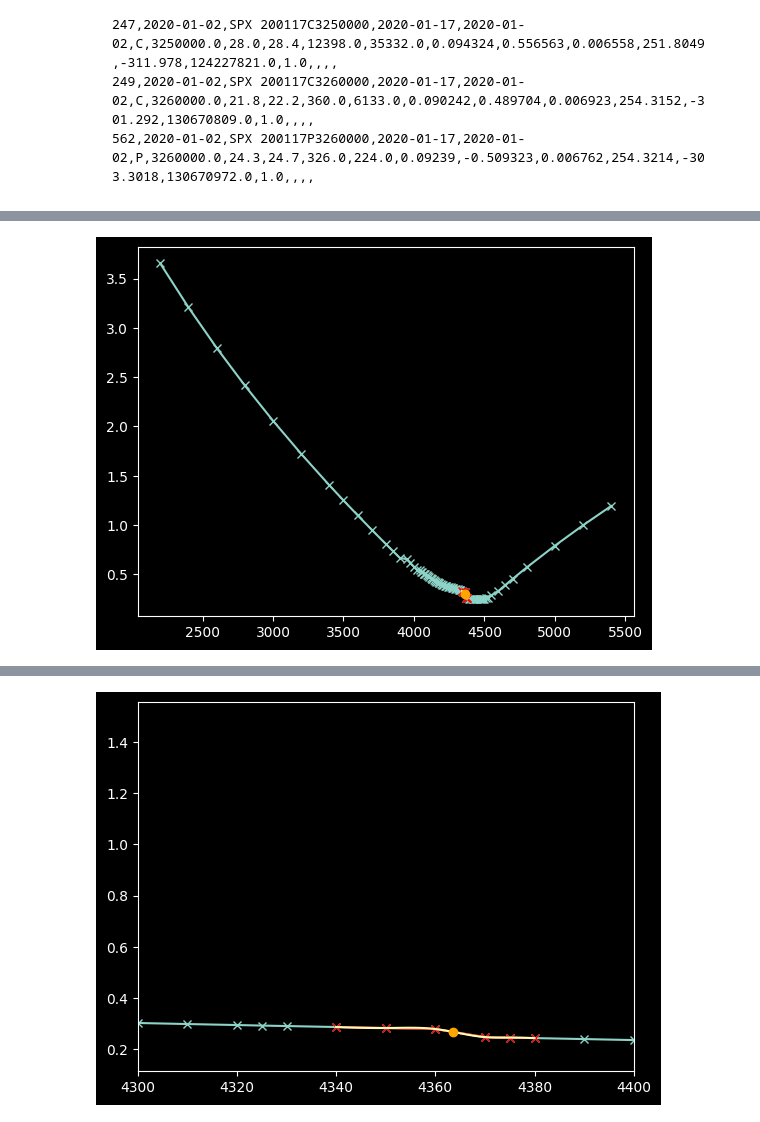
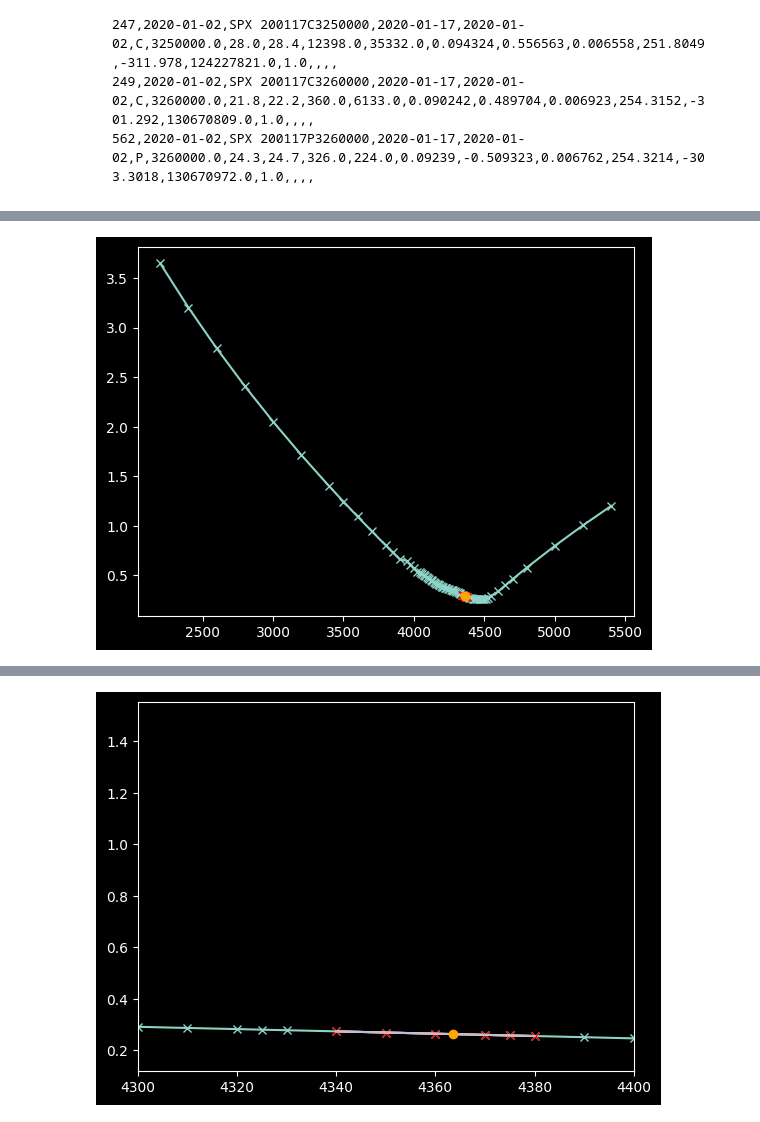
Before and after one commit to mayurankv/msc-statistics-dissertation, a Jupyter notebook: Project/notebooks/option_test.ipynb, the cells around one changed output, grey strips where cells are left out. Cells and saved outputs as stored; diff of their text form; code cells hidden in the pictures.

```diff
--- a/Project/notebooks/option_test.ipynb
+++ b/Project/notebooks/option_test.ipynb
@@ -186,53 +187,46 @@ surface = volatility_surface.surface_quantities(
 # %%
 # volatility_surface.empirical_price(time).loc[["SPXW 220323C4300000", "SPXW 220323P4300000"]]
 # %%
-if True:
-	for i, expiry in enumerate(volatility_surface.expiries):
-		print(f"T: {expiry}")
-		t2x = time_to_expiry(time, volatility_surface.expiries)
-		print(f"r: {get_risk_free_interest_rate(time, t2x)[i]}")
-		print(f"q: {get_dividend_yield(volatility_surface.underlying, time, volatility_surface.expiries, False)[i]}")
-		indices = find_closest_strikes(
-			strikes=volatility_surface.strikes,
-			spot=volatility_surface.underlying.price(time=time),
-		)
-		# print(indices)
-		cs = CubicSpline(
-			x=indices,
-			y=cast(DataFrame, surface.xs(key=expiry, level=1)).loc[indices, "Symbol"].values,
-			bc_type="natural",
-		)
-		x = np.linspace(indices.min(), indices.max(), 100)
-		plt.plot(volatility_surface.strikes, cast(DataFrame, surface.xs(key=expiry, level=1)).loc[volatility_surface.strikes, "Symbol"].values, linestyle=None, marker="x")
-		plt.plot(indices, cast(DataFrame, surface.xs(key=expiry, level=1)).loc[indices, "Symbol"].values, linestyle=None, marker="x", color="red")
-		plt.plot(x, cs(x))
-		plt.plot((spot := volatility_surface.underlying.price(time=time)), cs(spot), color="orange", marker="o")
-		plt.gca().set_xlim(4300, 4400)
-		# plt.gca().set_ylim(0.22, 0.34)
-		plt.show()
+surface = volatility_surface.surface_quantities(
+	time=time,
+	quantity_method="empirical_pricing_implied_volatility",
+	price_types=["Mid"],
+	out_the_money=True,
+	pricing_model=PricingModel("Black-Scholes-Merton"),
+)[0]
+for i, expiry in enumerate(volatility_surface.expiries):
+	print(f"T: {expiry}")
+	t2x = time_to_expiry(time, volatility_surface.expiries)
+	print(f"r: {get_risk_free_interest_rate(time, t2x)[i]}")
+	print(f"q: {get_dividend_yield(volatility_surface.underlying, time, volatility_surface.expiries, False)[i]}")
+	indices = find_closest_strikes(
+		strikes=volatility_surface.strikes,
+		spot=volatility_surface.underlying.price(time=time),
+	)
+	# print(indices)
+	cs = CubicSpline(
+		x=indices,
+		y=cast(DataFrame, surface.xs(key=expiry, level=1)).loc[indices, "Symbol"].values,
+		bc_type="natural",
+	)
+	x = np.linspace(indices.min(), indices.max(), 100)
+	s, i = np.polyfit(indices, cast(DataFrame, surface.xs(key=expiry, level=1)).loc[indices, "Symbol"].to_numpy(), 1)
 
-		plt.plot(volatility_surface.strikes, cast(DataFrame, surface.xs(key=expiry, level=1)).loc[volatility_surface.strikes, "Symbol"].values, linestyle=None, marker="x")
-		plt.plot(indices, cast(DataFrame, surface.xs(key=expiry, level=1)).loc[indices, "Symbol"].values, linestyle=None, marker="x", color="red")
-		plt.plot(x, cs(x))
-		plt.plot((spot := volatility_surface.underlying.price(time=time)), cs(spot), color="orange", marker="o")
-		plt.show()
-else:
-	np.array(
-		[
-			CubicSpline(
-				x=indices,
-				y=cast(DataFrame, surface.xs(key=expiry, level=1)).loc[indices, "Symbol"].values,
-				bc_type="natural",
-			)(volatility_surface.underlying.price(time=time, expiry=expiry))
-			for expiry in volatility_surface.expiries
-			if (
-				indices := find_closest_strikes(
-					strikes=volatility_surface.strikes,
-					spot=volatility_surface.underlying.price(time=time, expiry=expiry),
-				)
-			)
-		]
-	)
+	plt.plot(volatility_surface.strikes, cast(DataFrame, surface.xs(key=expiry, level=1)).loc[volatility_surface.strikes, "Symbol"].values, linestyle=None, marker="x")
+	plt.plot(indices, cast(DataFrame, surface.xs(key=expiry, level=1)).loc[indices, "Symbol"].values, linestyle=None, marker="x", color="red")
+	plt.plot(x, s * x + i)
+	plt.plot(x, cs(x))
+	plt.plot((spot := volatility_surface.underlying.price(time=time)), cs(spot), color="orange", marker="o")
+	plt.gca().set_xlim(4300, 4400)
+	# plt.gca().set_ylim(0.22, 0.34)
+	plt.show()
+
+	plt.plot(volatility_surface.strikes, cast(DataFrame, surface.xs(key=expiry, level=1)).loc[volatility_surface.strikes, "Symbol"].values, linestyle=None, marker="x")
+	plt.plot(indices, cast(DataFrame, surface.xs(key=expiry, level=1)).loc[indices, "Symbol"].values, linestyle=None, marker="x", color="red")
+	plt.plot(x, s * x + i)
+	plt.plot(x, cs(x))
+	plt.plot((spot := volatility_surface.underlying.price(time=time)), cs(spot), color="orange", marker="o")
+	plt.show()
 # %% [output]
 T: 2022-03-04
 r: 0.004243063047887182
@@ -245 +243 @@ q: 0.011120903027069062
-[figure, old version]
+[figure, new version]
```
Also changed, not shown: parts of 11 cells of this notebook, 7 other files.
